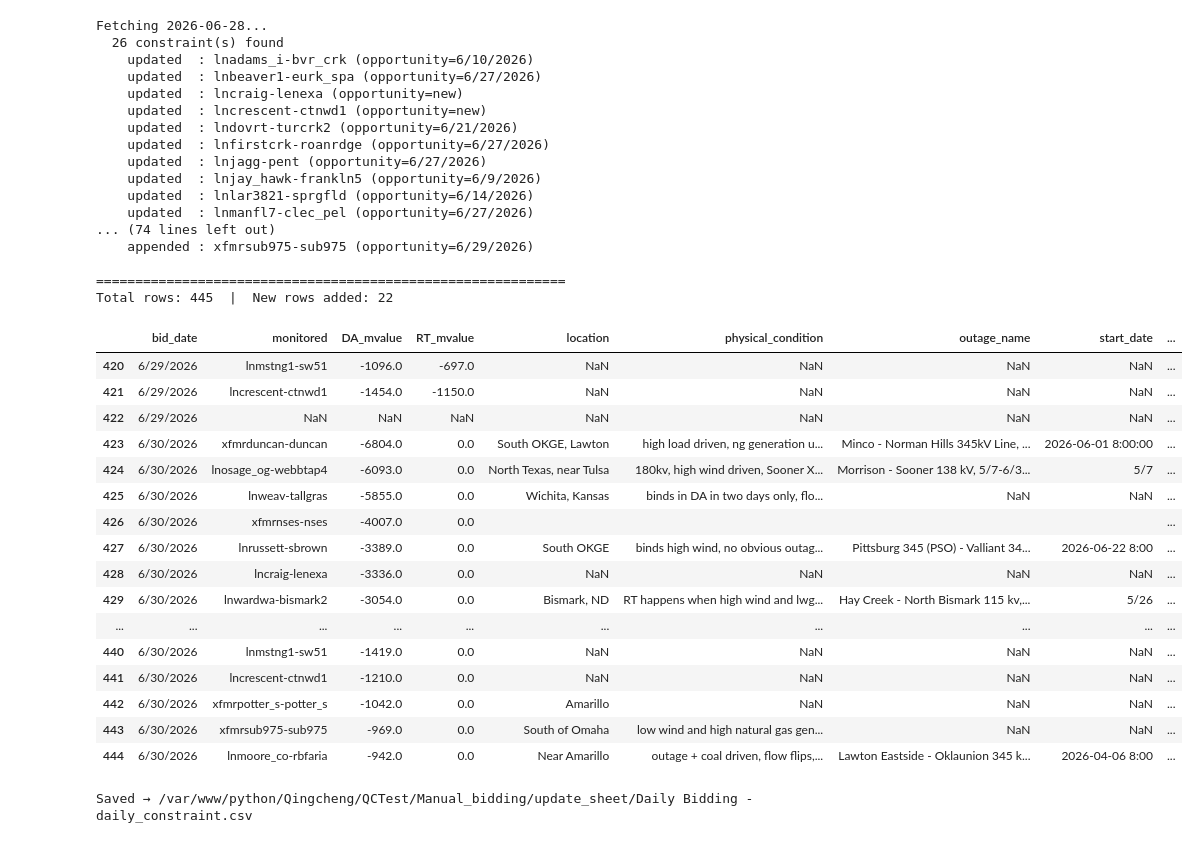
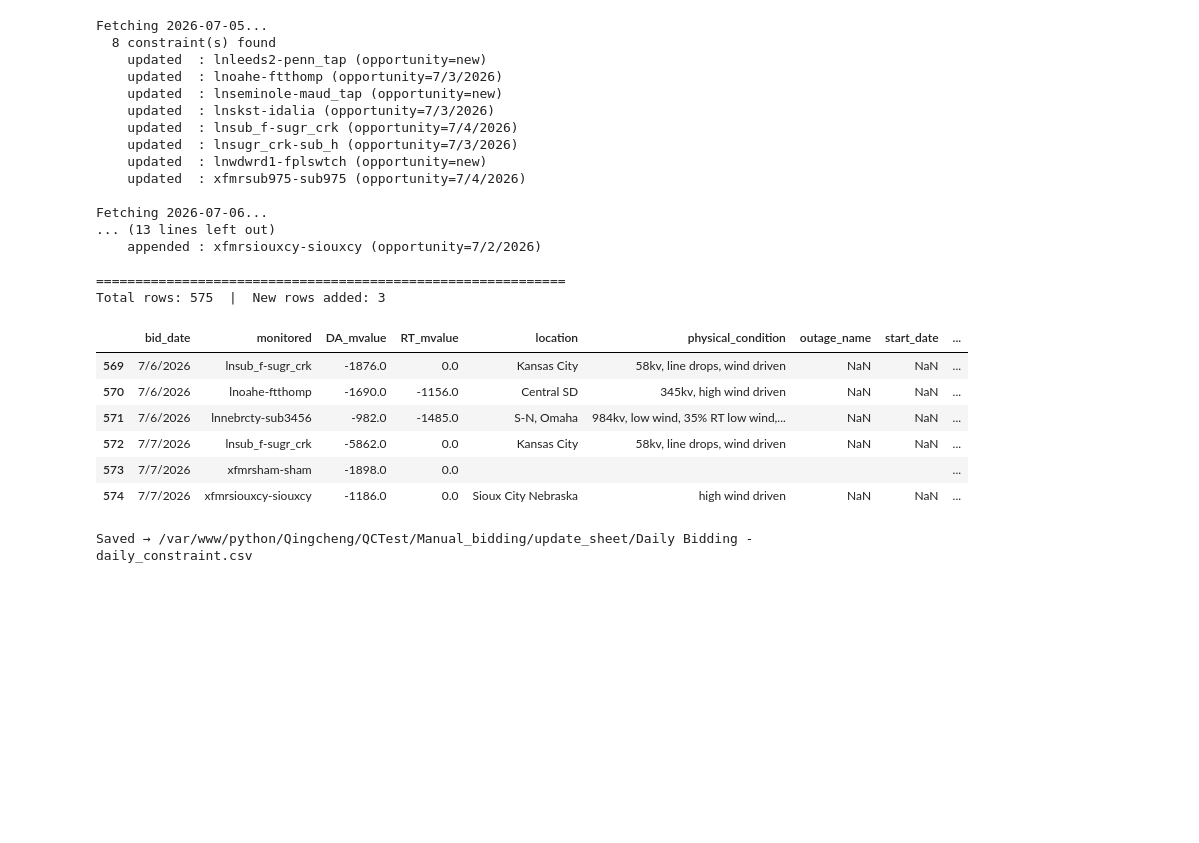
Before and after one commit to qingcheng-rgb/Qingcheng, a Jupyter notebook: QCTest/Manual_bidding/update_sheet/update_daily_excel.ipynb, the cells around one changed output. Cells and saved outputs as stored; diff of their text form; code cells hidden in the pictures; blank space fills up the shorter version.

```diff
--- a/QCTest/Manual_bidding/update_sheet/update_daily_excel.ipynb
+++ b/QCTest/Manual_bidding/update_sheet/update_daily_excel.ipynb
@@ -145,44 +145,34 @@ def update_constraints(start_dt: str, end_dt: str, save: bool = True) -> pd.Data
     return result
 # %%
 # today    = pd.Timestamp.now(tz='US/Central').normalize().tz_localize(None)
-today = pd.Timestamp('2026-06-29').normalize().tz_localize(None)
+today = pd.Timestamp('2026-07-06').normalize().tz_localize(None)
 start_dt = (today - pd.Timedelta(days=1)).strftime('%Y-%m-%d')
 end_dt   = (today + pd.Timedelta(days=1)).strftime('%Y-%m-%d')
 
 result = update_constraints(start_dt, end_dt, save=True)
 # %% [output]
-Fetching 2026-06-28...
-  26 constraint(s) found
-    updated  : lnadams_i-bvr_crk (opportunity=6/10/2026)
-    updated  : lnbeaver1-eurk_spa (opportunity=6/27/2026)
-    updated  : lncraig-lenexa (opportunity=new)
-    updated  : lncrescent-ctnwd1 (opportunity=new)
-    updated  : lndovrt-turcrk2 (opportunity=6/21/2026)
-    updated  : lnfirstcrk-roanrdge (opportunity=6/27/2026)
-    updated  : lnjagg-pent (opportunity=6/27/2026)
-    updated  : lnjay_hawk-frankln5 (opportunity=6/9/2026)
-    updated  : lnlar3821-sprgfld (opportunity=6/14/2026)
-    updated  : lnmanfl7-clec_pel (opportunity=6/27/2026)
-... (74 lines left out)
-    appended : xfmrsub975-sub975 (opportunity=6/29/2026)
+Fetching 2026-07-05...
+  8 constraint(s) found
+    updated  : lnleeds2-penn_tap (opportunity=new)
+    updated  : lnoahe-ftthomp (opportunity=7/3/2026)
+    updated  : lnseminole-maud_tap (opportunity=new)
+    updated  : lnskst-idalia (opportunity=7/3/2026)
+    updated  : lnsub_f-sugr_crk (opportunity=7/4/2026)
+    updated  : lnsugr_crk-sub_h (opportunity=7/3/2026)
+    updated  : lnwdwrd1-fplswtch (opportunity=new)
+    updated  : xfmrsub975-sub975 (opportunity=7/4/2026)
+
+Fetching 2026-07-06...
+... (13 lines left out)
+    appended : xfmrsiouxcy-siouxcy (opportunity=7/2/2026)
 
 ============================================================
-Total rows: 445  |  New rows added: 22
+Total rows: 575  |  New rows added: 3
 |  | bid_date | monitored | DA_mvalue | RT_mvalue | location | physical_condition | outage_name | start_date | ... |
-| 420 | 6/29/2026 | lnmstng1-sw51 | -1096.0 | -697.0 | NaN | NaN | NaN | NaN | ... |
-| 421 | 6/29/2026 | lncrescent-ctnwd1 | -1454.0 | -1150.0 | NaN | NaN | NaN | NaN | ... |
-| 422 | 6/29/2026 | NaN | NaN | NaN | NaN | NaN | NaN | NaN | ... |
-| 423 | 6/30/2026 | xfmrduncan-duncan | -6804.0 | 0.0 | South OKGE, Lawton | high load driven, ng generation u... | Minco - Norman Hills 345kV Line, ... | 2026-06-01 8:00:00 | ... |
-| 424 | 6/30/2026 | lnosage_og-webbtap4 | -6093.0 | 0.0 | North Texas, near Tulsa | 180kv, high wind driven, Sooner X... | Morrison - Sooner 138 kV, 5/7-6/3... | 5/7 | ... |
-| 425 | 6/30/2026 | lnweav-tallgras | -5855.0 | 0.0 | Wichita, Kansas | binds in DA in two days only, flo... | NaN | NaN | ... |
-| 426 | 6/30/2026 | xfmrnses-nses | -4007.0 | 0.0 |  |  |  |  | ... |
-| 427 | 6/30/2026 | lnrussett-sbrown | -3389.0 | 0.0 | South OKGE | binds high wind, no obvious outag... | Pittsburg 345 (PSO) - Valliant 34... | 2026-06-22 8:00 | ... |
-| 428 | 6/30/2026 | lncraig-lenexa | -3336.0 | 0.0 | NaN | NaN | NaN | NaN | ... |
-| 429 | 6/30/2026 | lnwardwa-bismark2 | -3054.0 | 0.0 | Bismark, ND | RT happens when high wind and lwg... | Hay Creek - North Bismark 115 kv,... | 5/26 | ... |
-| ... | ... | ... | ... | ... | ... | ... | ... | ... | ... |
-| 440 | 6/30/2026 | lnmstng1-sw51 | -1419.0 | 0.0 | NaN | NaN | NaN | NaN | ... |
-| 441 | 6/30/2026 | lncrescent-ctnwd1 | -1210.0 | 0.0 | NaN | NaN | NaN | NaN | ... |
-| 442 | 6/30/2026 | xfmrpotter_s-potter_s | -1042.0 | 0.0 | Amarillo | NaN | NaN | NaN | ... |
-| 443 | 6/30/2026 | xfmrsub975-sub975 | -969.0 | 0.0 | South of Omaha | low wind and high natural gas gen... | NaN | NaN | ... |
-| 444 | 6/30/2026 | lnmoore_co-rbfaria | -942.0 | 0.0 | Near Amarillo | outage + coal driven, flow flips,... | Lawton Eastside - Oklaunion 345 k... | 2026-04-06 8:00 | ... |
+| 569 | 7/6/2026 | lnsub_f-sugr_crk | -1876.0 | 0.0 | Kansas City | 58kv, line drops, wind driven | NaN | NaN | ... |
+| 570 | 7/6/2026 | lnoahe-ftthomp | -1690.0 | -1156.0 | Central SD | 345kv, high wind driven | NaN | NaN | ... |
+| 571 | 7/6/2026 | lnnebrcty-sub3456 | -982.0 | -1485.0 | S-N, Omaha | 984kv, low wind, 35% RT low wind,... | NaN | NaN | ... |
+| 572 | 7/7/2026 | lnsub_f-sugr_crk | -5862.0 | 0.0 | Kansas City | 58kv, line drops, wind driven | NaN | NaN | ... |
+| 573 | 7/7/2026 | xfmrsham-sham | -1898.0 | 0.0 |  |  |  |  | ... |
+| 574 | 7/7/2026 | xfmrsiouxcy-siouxcy | -1186.0 | 0.0 | Sioux City Nebraska | high wind driven | NaN | NaN | ... |
 Saved → /var/www/python/Qingcheng/QCTest/Manual_bidding/update_sheet/Daily Bidding - daily_constraint.csv
```
Also changed, not shown: 4 other files.
